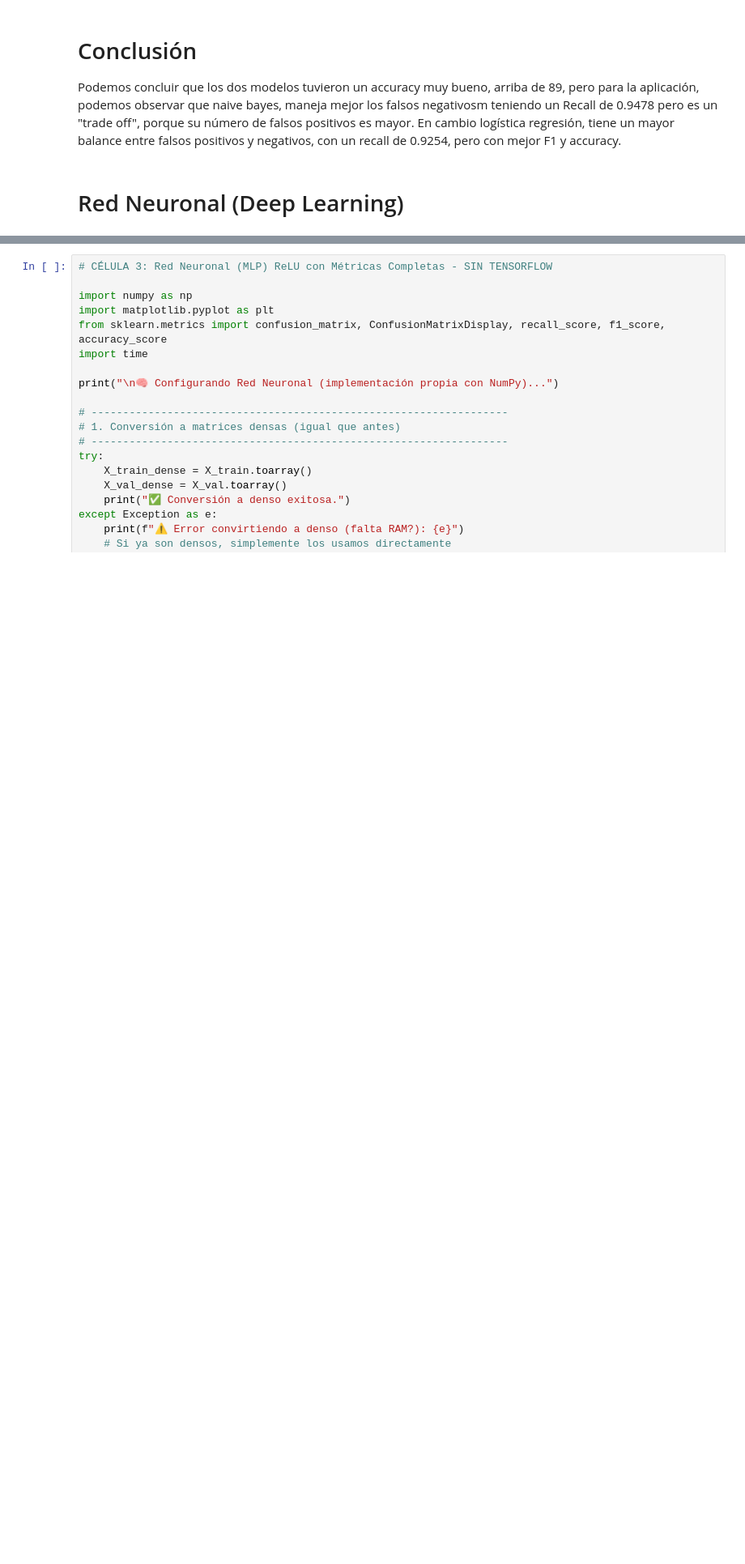
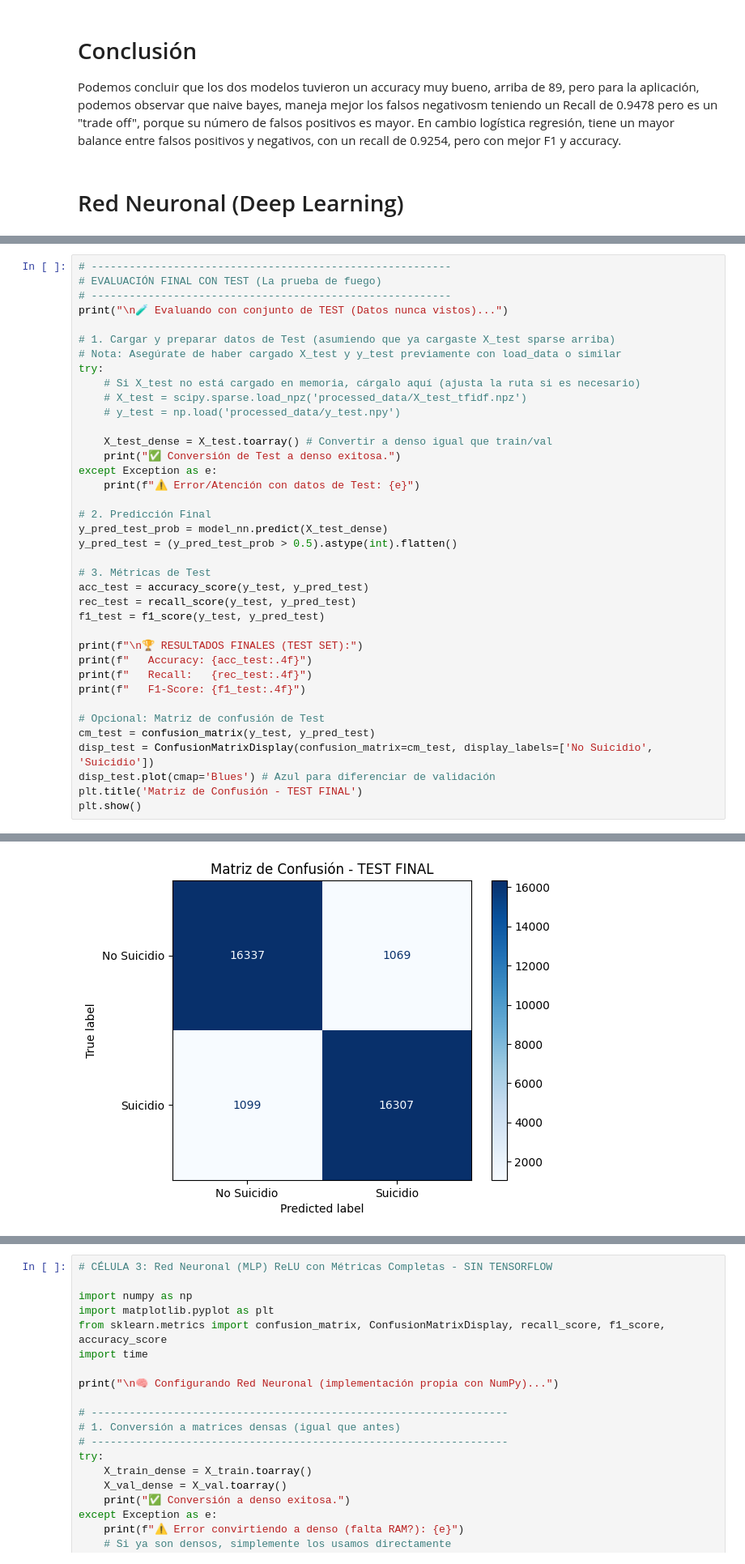
Before and after one commit to santi-garibay/suicide_depression_detection, a Jupyter notebook: EDA_Hector.ipynb, the cells around one changed output, grey strips where cells are left out. Shown at 81% size. Cells and saved outputs as stored; diff of their text form; blank space fills up the shorter version.

```diff
--- a/EDA_Hector.ipynb
+++ b/EDA_Hector.ipynb
@@ -386,0 +397,39 @@ Epoch 5/20
+# %%
+# ---------------------------------------------------------
+# EVALUACIÓN FINAL CON TEST (La prueba de fuego)
+# ---------------------------------------------------------
+print("\n🧪 Evaluando con conjunto de TEST (Datos nunca vistos)...")
+
+# 1. Cargar y preparar datos de Test (asumiendo que ya cargaste X_test sparse arriba)
+# Nota: Asegúrate de haber cargado X_test y y_test previamente con load_data o similar
+try:
+    # Si X_test no está cargado en memoria, cárgalo aquí (ajusta la ruta si es necesario)
+    # X_test = scipy.sparse.load_npz('processed_data/X_test_tfidf.npz')
+    # y_test = np.load('processed_data/y_test.npy')
+
+    X_test_dense = X_test.toarray() # Convertir a denso igual que train/val
+    print("✅ Conversión de Test a denso exitosa.")
+except Exception as e:
+    print(f"⚠️ Error/Atención con datos de Test: {e}")
+
+# 2. Predicción Final
+y_pred_test_prob = model_nn.predict(X_test_dense)
+y_pred_test = (y_pred_test_prob > 0.5).astype(int).flatten()
+
+# 3. Métricas de Test
+acc_test = accuracy_score(y_test, y_pred_test)
+rec_test = recall_score(y_test, y_pred_test)
+f1_test = f1_score(y_test, y_pred_test)
+
+print(f"\n🏆 RESULTADOS FINALES (TEST SET):")
+print(f"   Accuracy: {acc_test:.4f}")
+print(f"   Recall:   {rec_test:.4f}")
+print(f"   F1-Score: {f1_test:.4f}")
+
+# Opcional: Matriz de confusión de Test
+cm_test = confusion_matrix(y_test, y_pred_test)
+disp_test = ConfusionMatrixDisplay(confusion_matrix=cm_test, display_labels=['No Suicidio', 'Suicidio'])
+disp_test.plot(cmap='Blues') # Azul para diferenciar de validación
+plt.title('Matriz de Confusión - TEST FINAL')
+plt.show()
+# %% [output]
@@ -386,0 +444 @@ Epoch 5/20
+[figure, added]
```
Also changed, not shown: parts of 7 cells of this notebook, 2 other files.
